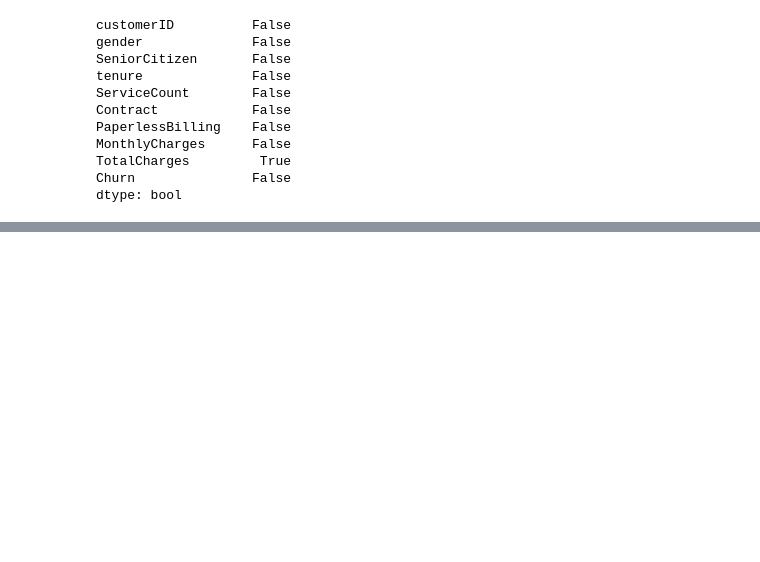
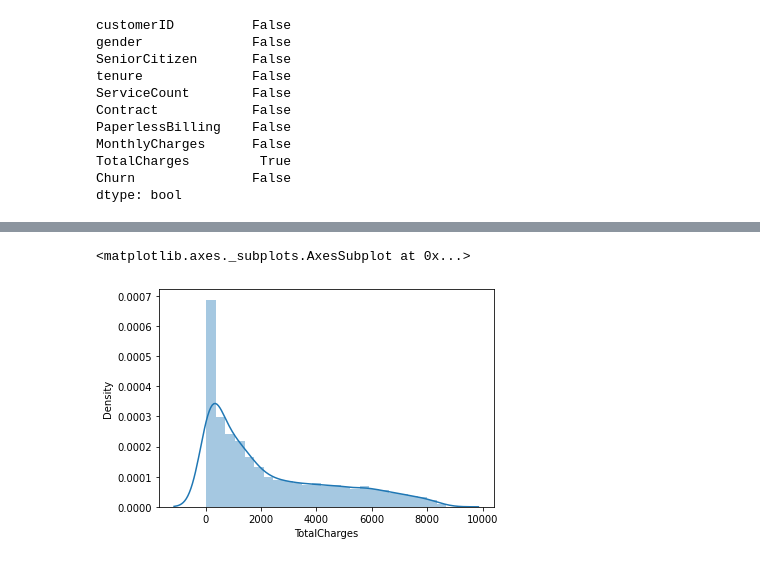
Before and after one commit to shelly2904/DATA_SCIENCE, a Jupyter notebook: EDA/Applied_Statistics.ipynb, the cells around one changed output, grey strips where cells are left out. Drawn from its saved outputs; the diff is of its cells as text; code cells hidden in the pictures; blank space fills up the shorter version.

```diff
--- a/EDA/Applied_Statistics.ipynb
+++ b/EDA/Applied_Statistics.ipynb
@@ -61,0 +115,5 @@ dtype: bool
+# %%
+sns.distplot(churn_df["TotalCharges"], hist=True)
+# %% [output]
+<matplotlib.axes._subplots.AxesSubplot at 0x...>
+[figure, added]
```
Also changed, not shown: parts of 19 cells of this notebook.
